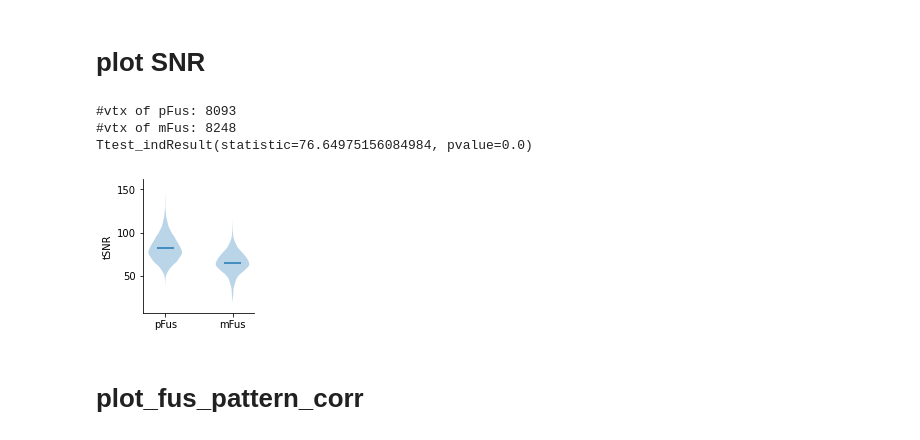
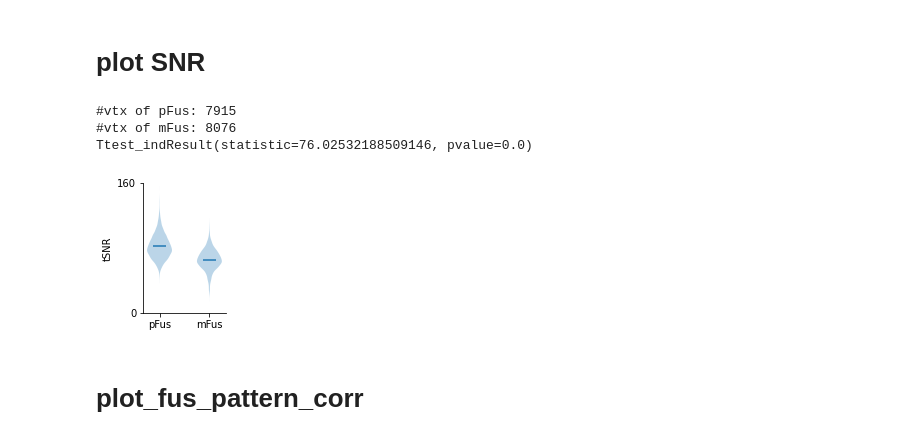
Before and after one commit to BNUCNL/nibrain, a Jupyter notebook: cxy_hcp_ffa/scripts/NeuroImage_R1/plot_codes.ipynb, the cells around one changed output. Drawn from its saved outputs; the diff is of its cells as text; code cells hidden in the pictures.

```diff
--- a/cxy_hcp_ffa/scripts/NeuroImage_R1/plot_codes.ipynb
+++ b/cxy_hcp_ffa/scripts/NeuroImage_R1/plot_codes.ipynb
@@ -18,12 +18,13 @@ if not os.path.isdir(work_dir):
 # %% [markdown]
 # plot SNR
 # %%
+ylims = (0, 160)
 fname = 'TSNR2'
-figsize = (2.4, 2.4)
-cnr_file = pjoin(calc_dir, f'{fname}.pkl')
+figsize = (2, 2.4)
+cnr_file = pjoin(calc_dir, f'data_1053/{fname}.pkl')
 Hemis = ('L', 'R')
 roi_names = ('pFus', 'mFus')
-out_file = pjoin(work_dir, f'{fname}.jpg')
+out_file = pjoin(work_dir, f'{fname}.svg')
 # out_file = 'show'
 
 if fname == 'BOLD_CNR':
@@ -35,37 +36,39 @@ else:
 
 cnr_dict = pkl.load(open(cnr_file, 'rb'))
 n_roi = len(roi_names)
 x = np.arange(1, n_roi + 1)
 data_points = []
 fig, ax = plt.subplots(figsize=figsize)
 for roi_name in roi_names:
     data_points_tmp = []
     for Hemi in Hemis:
         data = cnr_dict[f'{Hemi}_{roi_name}']
         non_nan_idx_mat = ~np.isnan(data)
         data_points_tmp.append(data[non_nan_idx_mat])
     data_points.append(np.concatenate(data_points_tmp, 0))
     print(f'#vtx of {roi_name}:', len(data_points[-1]))
 print(ttest_ind(*data_points))
 ax.violinplot(data_points, x, showmeans=True, showextrema=False)
 ax.set_xticks(x)
 ax.set_xticklabels(roi_names)
 ax.set_ylabel(ylabel)
+ax.set_ylim(*ylims)
+ax.set_yticks(ylims)
 ax.spines['top'].set_visible(False)
 ax.spines['right'].set_visible(False)
 if fname == 'BOLD_CNR':
     ax.set_ylim(0, 1)
 
 fig.tight_layout()
 if out_file == 'show':
     fig.show()
 else:
     fig.savefig(out_file)
 # %% [output]
-#vtx of pFus: 8093
-#vtx of mFus: 8248
-Ttest_indResult(statistic=76.64975156084984, pvalue=0.0)
+#vtx of pFus: 7915
+#vtx of mFus: 8076
+Ttest_indResult(statistic=76.02532188509146, pvalue=0.0)
-[figure, old version]
+[figure, new version]
 # %% [markdown]
 # plot_fus_pattern_corr
 # %%
```
Also changed, not shown: 1 other file.
